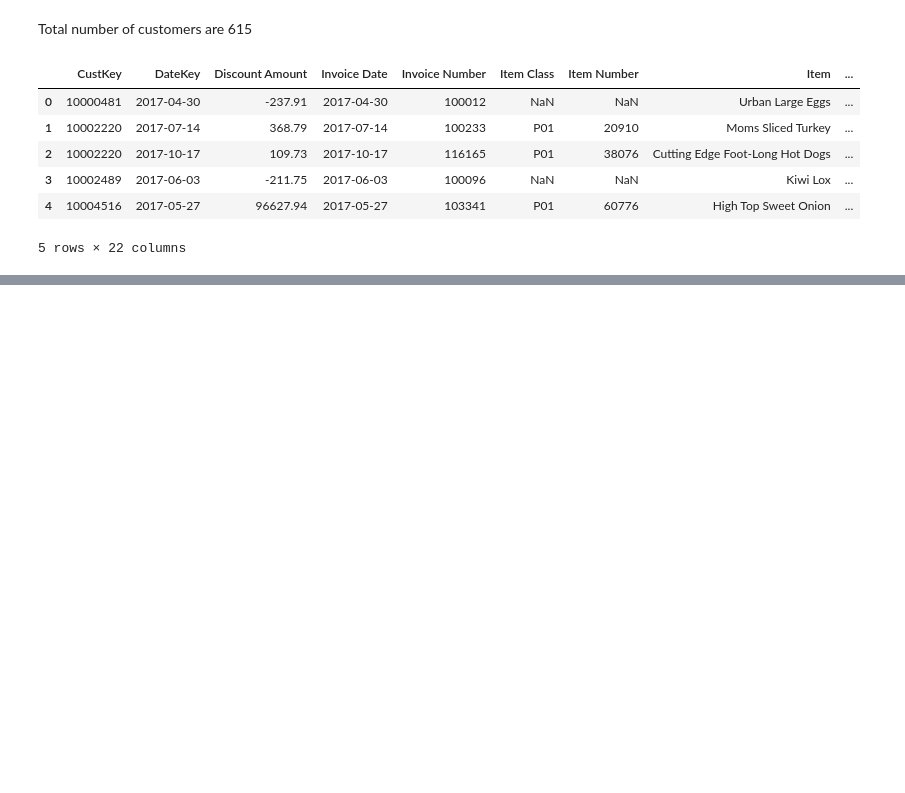
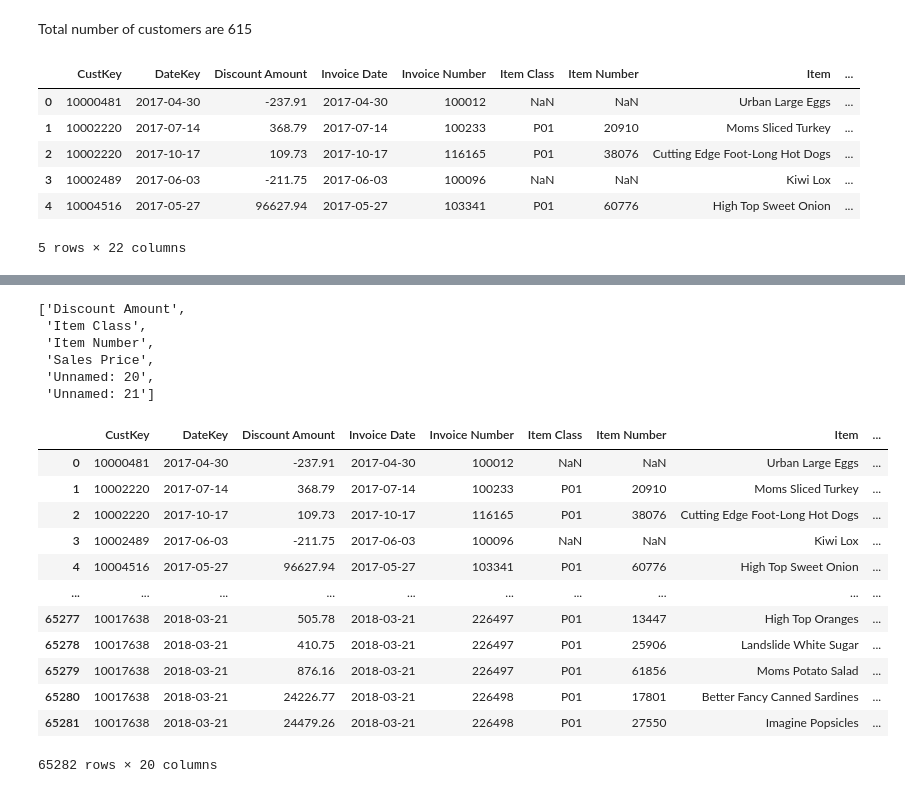
Before and after one commit to AmanKr97/Analyzing-Amazon-Sales-data, a Jupyter notebook: Analyzing Amazon Sales data.ipynb, the cells around one changed output, grey strips where cells are left out. Drawn from its saved outputs; the diff is of its cells as text; code cells hidden in the pictures; blank space fills up the shorter version.

```diff
--- a/Analyzing Amazon Sales data.ipynb
+++ b/Analyzing Amazon Sales data.ipynb
@@ -132,0 +160,25 @@ data1.head()
+# %%
+features
+# %% [output]
+['Discount Amount',
+ 'Item Class',
+ 'Item Number',
+ 'Sales Price',
+ 'Unnamed: 20',
+ 'Unnamed: 21']
+# %%
+data1.drop(['Unnamed: 20','Unnamed: 21'], axis =1)
+# %% [output]
+|  | CustKey | DateKey | Discount Amount | Invoice Date | Invoice Number | Item Class | Item Number | Item | ... |
+| 0 | 10000481 | 2017-04-30 | -237.91 | 2017-04-30 | 100012 | NaN | NaN | Urban Large Eggs | ... |
+| 1 | 10002220 | 2017-07-14 | 368.79 | 2017-07-14 | 100233 | P01 | 20910 | Moms Sliced Turkey | ... |
+| 2 | 10002220 | 2017-10-17 | 109.73 | 2017-10-17 | 116165 | P01 | 38076 | Cutting Edge Foot-Long Hot Dogs | ... |
+| 3 | 10002489 | 2017-06-03 | -211.75 | 2017-06-03 | 100096 | NaN | NaN | Kiwi Lox | ... |
+| 4 | 10004516 | 2017-05-27 | 96627.94 | 2017-05-27 | 103341 | P01 | 60776 | High Top Sweet Onion | ... |
+| ... | ... | ... | ... | ... | ... | ... | ... | ... | ... |
+| 65277 | 10017638 | 2018-03-21 | 505.78 | 2018-03-21 | 226497 | P01 | 13447 | High Top Oranges | ... |
+| 65278 | 10017638 | 2018-03-21 | 410.75 | 2018-03-21 | 226497 | P01 | 25906 | Landslide White Sugar | ... |
+| 65279 | 10017638 | 2018-03-21 | 876.16 | 2018-03-21 | 226497 | P01 | 61856 | Moms Potato Salad | ... |
+| 65280 | 10017638 | 2018-03-21 | 24226.77 | 2018-03-21 | 226498 | P01 | 17801 | Better Fancy Canned Sardines | ... |
+| 65281 | 10017638 | 2018-03-21 | 24479.26 | 2018-03-21 | 226498 | P01 | 27550 | Imagine Popsicles | ... |
+65282 rows × 20 columns
```
Also changed, not shown: parts of 20 cells of this notebook.
